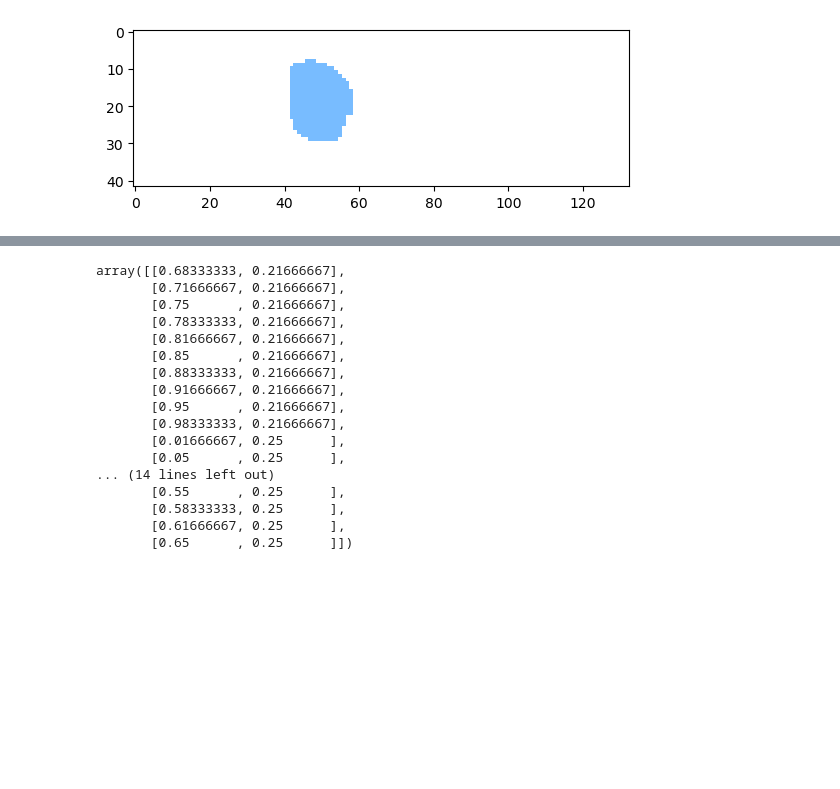
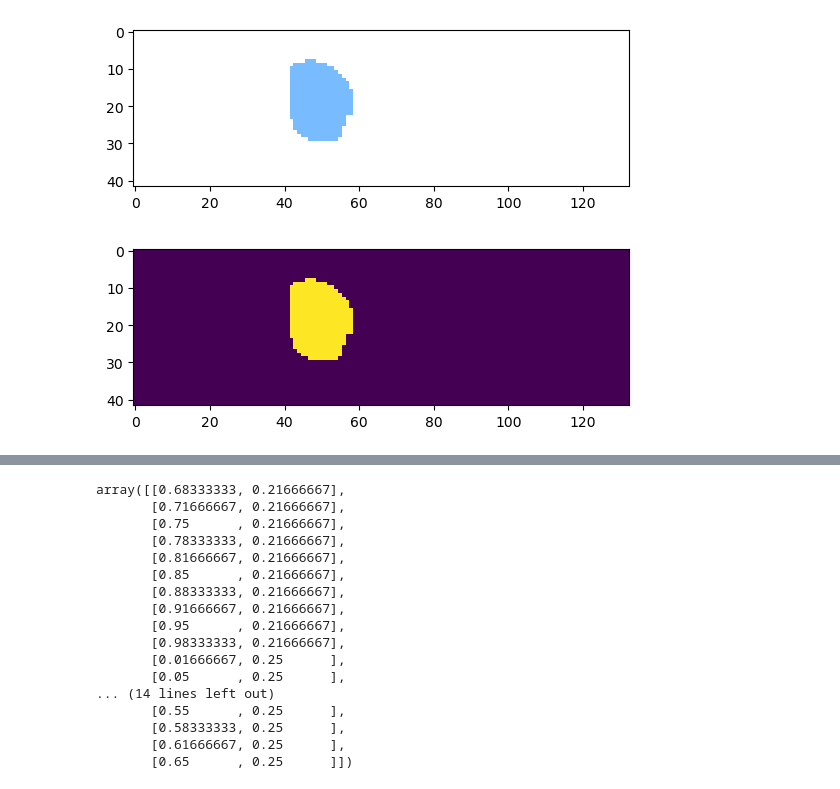
Before and after one commit to hsiu-chan/SMILE, a Jupyter notebook: app/test.ipynb, the cells around one changed output, grey strips where cells are left out. Cells and saved outputs as stored; diff of their text form; code cells hidden in the pictures; blank space fills up the shorter version.

```diff
--- a/app/test.ipynb
+++ b/app/test.ipynb
@@ -319,3 +363,8 @@ sorted_arr = sorted(arr, key=(lambda x: x[1]), reverse=True)
 show_mask(sorted_arr[0][0], plt.gca())
 # %% [output]
 [figure]
+# %%
+plt.imshow(mask)
+plt.show()
+# %% [output]
+[figure, added]
```
Also changed, not shown: parts of 8 cells of this notebook, 6 other files.
